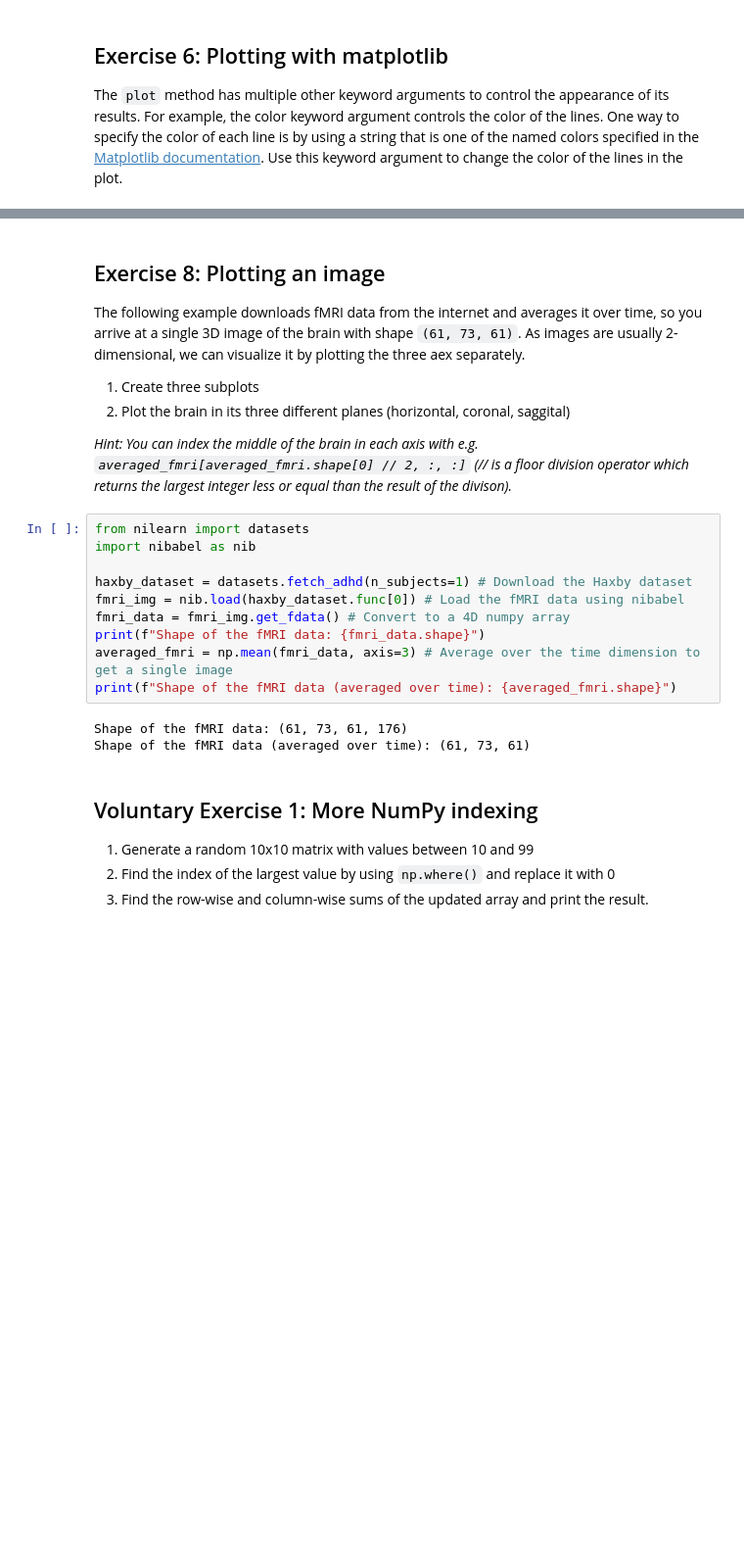
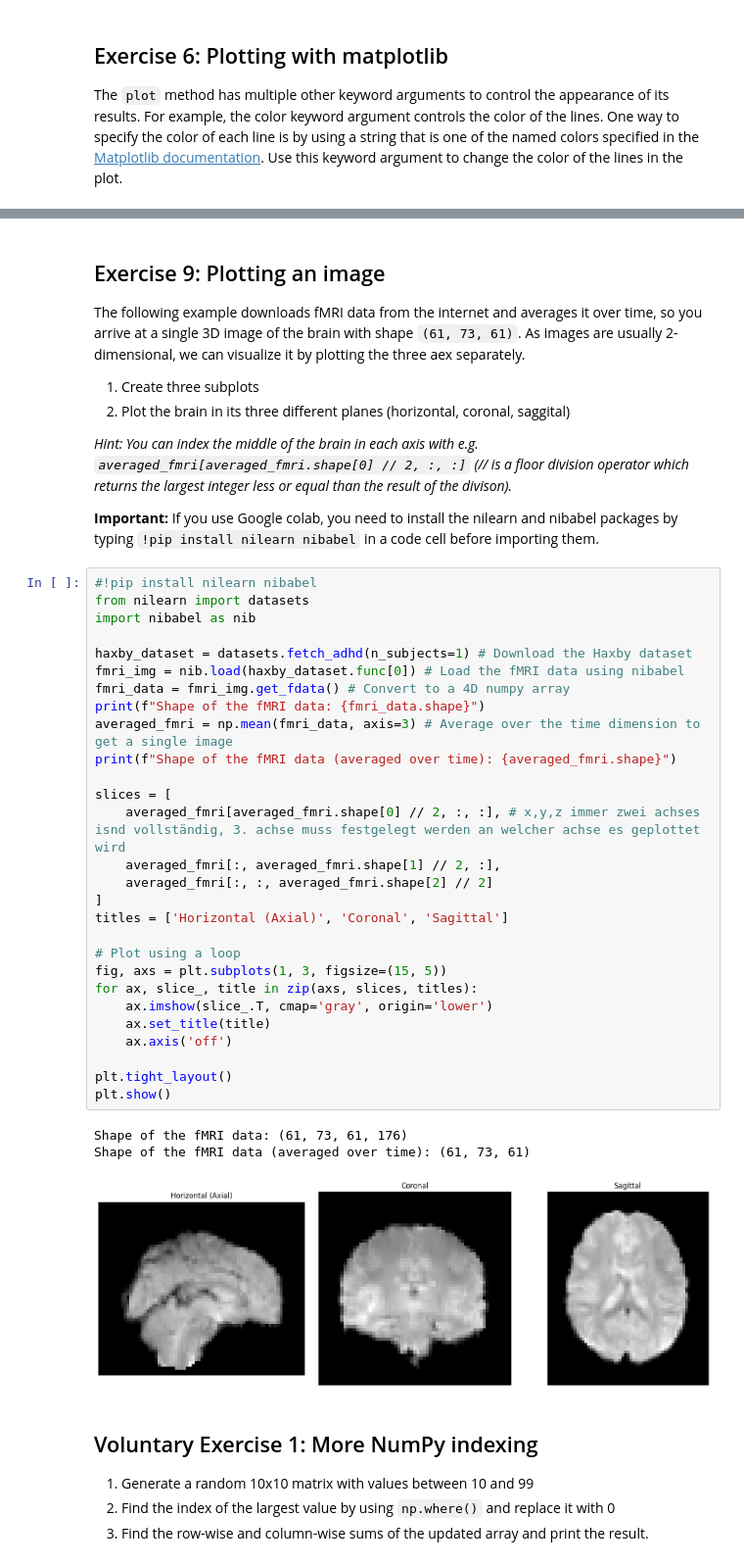
Before and after one commit to Jnmtz/Avatar-Legend-of-VR, a Jupyter notebook: book/introduction/5_Scientific_Comp/4_Exercises.ipynb, the cells around one changed output, grey strips where cells are left out. Shown at 98% size. Saved outputs shown, nothing was run; the diff lists cells and outputs as text; blank space fills up the shorter version.

Commit message:
Mit Colab erstellt

```diff
--- a/book/introduction/5_Scientific_Comp/4_Exercises.ipynb
+++ b/book/introduction/5_Scientific_Comp/4_Exercises.ipynb
@@ -226,5 +200,5 @@ plt.show()
 # %% [markdown]
-## Exercise 8: Plotting an image
+## Exercise 9: Plotting an image
 
 The following example downloads fMRI data from the internet and averages it over time, so you arrive at a single 3D image of the brain with shape `(61, 73, 61)`.
 As images are usually 2-dimensional, we can visualize it by plotting the three aex separately.
@@ -233,19 +207,40 @@ As images are usually 2-dimensional, we can visualize it by plotting the three a
 2. Plot the brain in its three different planes (horizontal, coronal, saggital)
 
 *Hint: You can index the middle of the brain in each axis with e.g. `averaged_fmri[averaged_fmri.shape[0] // 2, :, :]` (// is a floor division operator which returns the largest integer less or equal than the result of the divison).*
+
+**Important:** If you use Google colab, you need to install the nilearn and nibabel packages by typing `!pip install nilearn nibabel` in a code cell before importing them.
 # %%
+#!pip install nilearn nibabel
 from nilearn import datasets
 import nibabel as nib
 
 haxby_dataset = datasets.fetch_adhd(n_subjects=1) # Download the Haxby dataset
 fmri_img = nib.load(haxby_dataset.func[0]) # Load the fMRI data using nibabel
 fmri_data = fmri_img.get_fdata() # Convert to a 4D numpy array
 print(f"Shape of the fMRI data: {fmri_data.shape}")
 averaged_fmri = np.mean(fmri_data, axis=3) # Average over the time dimension to get a single image
 print(f"Shape of the fMRI data (averaged over time): {averaged_fmri.shape}")
+
+slices = [
+    averaged_fmri[averaged_fmri.shape[0] // 2, :, :], # x,y,z immer zwei achses isnd vollständig, 3. achse muss festgelegt werden an welcher achse es geplottet wird
+    averaged_fmri[:, averaged_fmri.shape[1] // 2, :],
+    averaged_fmri[:, :, averaged_fmri.shape[2] // 2]
+]
+titles = ['Horizontal (Axial)', 'Coronal', 'Sagittal']
+
+# Plot using a loop
+fig, axs = plt.subplots(1, 3, figsize=(15, 5))
+for ax, slice_, title in zip(axs, slices, titles):
+    ax.imshow(slice_.T, cmap='gray', origin='lower')
+    ax.set_title(title)
+    ax.axis('off')
+
+plt.tight_layout()
+plt.show()
 # %% [output]
 Shape of the fMRI data: (61, 73, 61, 176)
 Shape of the fMRI data (averaged over time): (61, 73, 61)
+[figure, added]
 # %% [markdown]
 ## Voluntary Exercise 1: More NumPy indexing
 
```
Also changed, not shown: parts of 16 cells of this notebook.
